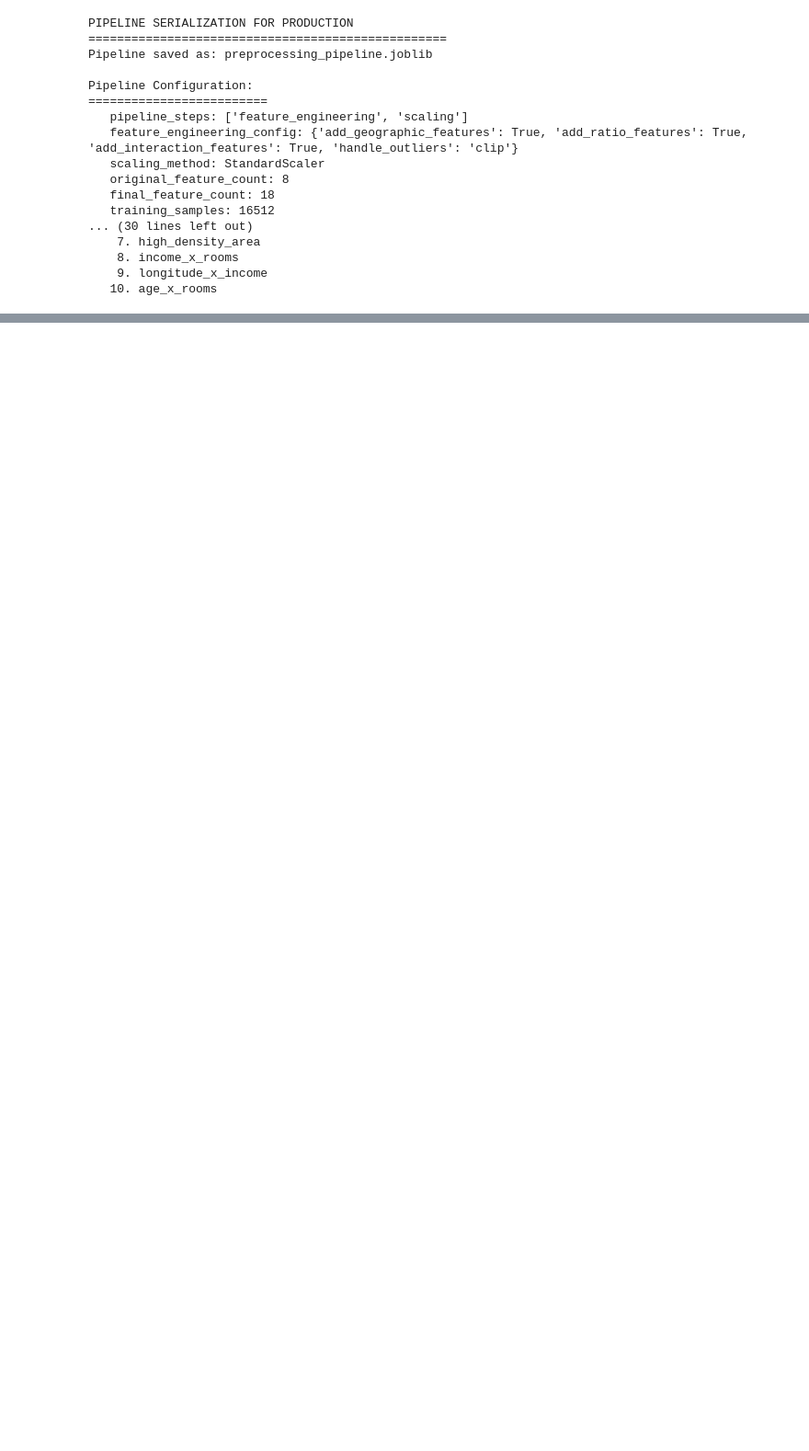
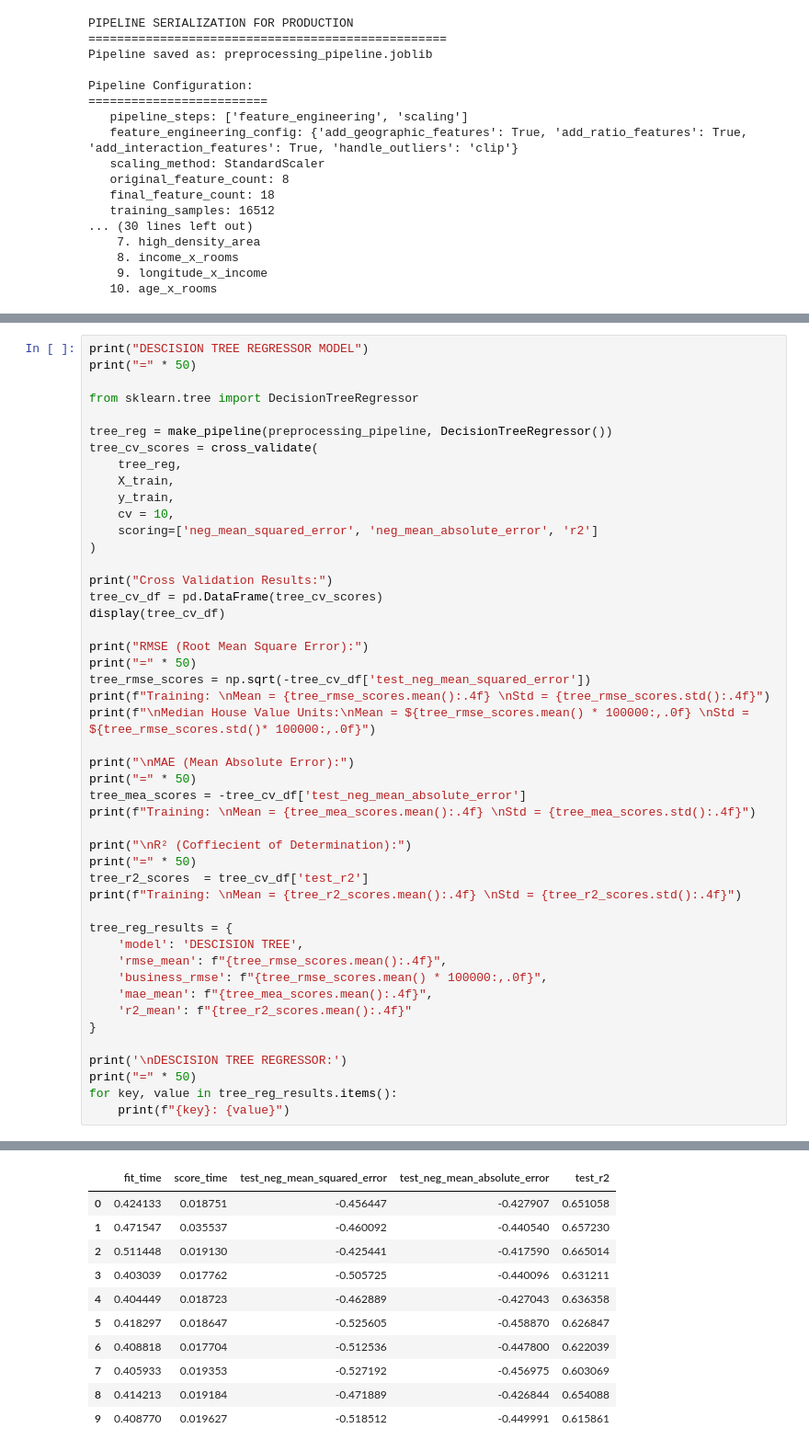
Before and after one commit to gosaye0/ML-Main, a Jupyter notebook: courses/hands_on_ml/ch02_end_to_end_project/ch02_end_to_end_project.ipynb, the cells around one changed output, grey strips where cells are left out. Shown at 92% size. Cells and saved outputs as stored; diff of their text form; blank space fills up the shorter version.

```diff
--- a/courses/hands_on_ml/ch02_end_to_end_project/ch02_end_to_end_project.ipynb
+++ b/courses/hands_on_ml/ch02_end_to_end_project/ch02_end_to_end_project.ipynb
@@ -1485,0 +1578,48 @@ Pipeline Configuration:
+# %%
+print("DESCISION TREE REGRESSOR MODEL")
+print("=" * 50)
+
+from sklearn.tree import DecisionTreeRegressor
+
+tree_reg = make_pipeline(preprocessing_pipeline, DecisionTreeRegressor())
+tree_cv_scores = cross_validate(
+    tree_reg,
+    X_train,
+    y_train,
+    cv = 10,
+    scoring=['neg_mean_squared_error', 'neg_mean_absolute_error', 'r2']
+)
+
+print("Cross Validation Results:")
+tree_cv_df = pd.DataFrame(tree_cv_scores)
+display(tree_cv_df)
+
+print("RMSE (Root Mean Square Error):")
+print("=" * 50)
+tree_rmse_scores = np.sqrt(-tree_cv_df['test_neg_mean_squared_error'])
+print(f"Training: \nMean = {tree_rmse_scores.mean():.4f} \nStd = {tree_rmse_scores.std():.4f}")
+print(f"\nMedian House Value Units:\nMean = ${tree_rmse_scores.mean() * 100000:,.0f} \nStd = ${tree_rmse_scores.std()* 100000:,.0f}")
+
+print("\nMAE (Mean Absolute Error):")
+print("=" * 50)
+tree_mea_scores = -tree_cv_df['test_neg_mean_absolute_error']
+print(f"Training: \nMean = {tree_mea_scores.mean():.4f} \nStd = {tree_mea_scores.std():.4f}")
+
+print("\nR² (Coffiecient of Determination):")
+print("=" * 50)
+tree_r2_scores  = tree_cv_df['test_r2']
+print(f"Training: \nMean = {tree_r2_scores.mean():.4f} \nStd = {tree_r2_scores.std():.4f}")
+
+tree_reg_results = {
+    'model': 'DESCISION TREE',
+    'rmse_mean': f"{tree_rmse_scores.mean():.4f}",
+    'business_rmse': f"{tree_rmse_scores.mean() * 100000:,.0f}",
+    'mae_mean': f"{tree_mea_scores.mean():.4f}",
+    'r2_mean': f"{tree_r2_scores.mean():.4f}"
+}
+
+print('\nDESCISION TREE REGRESSOR:')
+print("=" * 50)
+for key, value in tree_reg_results.items():
+    print(f"{key}: {value}")
+# %% [output]
@@ -1485,0 +1629,11 @@ Pipeline Configuration:
+|  | fit_time | score_time | test_neg_mean_squared_error | test_neg_mean_absolute_error | test_r2 |
+| 0 | 0.424133 | 0.018751 | -0.456447 | -0.427907 | 0.651058 |
+| 1 | 0.471547 | 0.035537 | -0.460092 | -0.440540 | 0.657230 |
+| 2 | 0.511448 | 0.019130 | -0.425441 | -0.417590 | 0.665014 |
+| 3 | 0.403039 | 0.017762 | -0.505725 | -0.440096 | 0.631211 |
+| 4 | 0.404449 | 0.018723 | -0.462889 | -0.427043 | 0.636358 |
+| 5 | 0.418297 | 0.018647 | -0.525605 | -0.458870 | 0.626847 |
+| 6 | 0.408818 | 0.017704 | -0.512536 | -0.447800 | 0.622039 |
+| 7 | 0.405933 | 0.019353 | -0.527192 | -0.456975 | 0.603069 |
+| 8 | 0.414213 | 0.019184 | -0.471889 | -0.426844 | 0.654088 |
+| 9 | 0.408770 | 0.019627 | -0.518512 | -0.449991 | 0.615861 |
```
Also changed, not shown: parts of 17 cells of this notebook.
